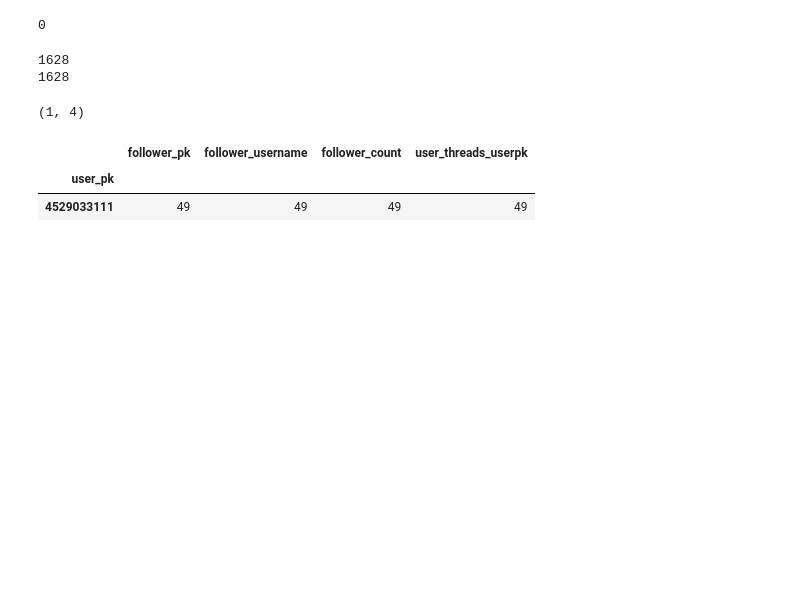
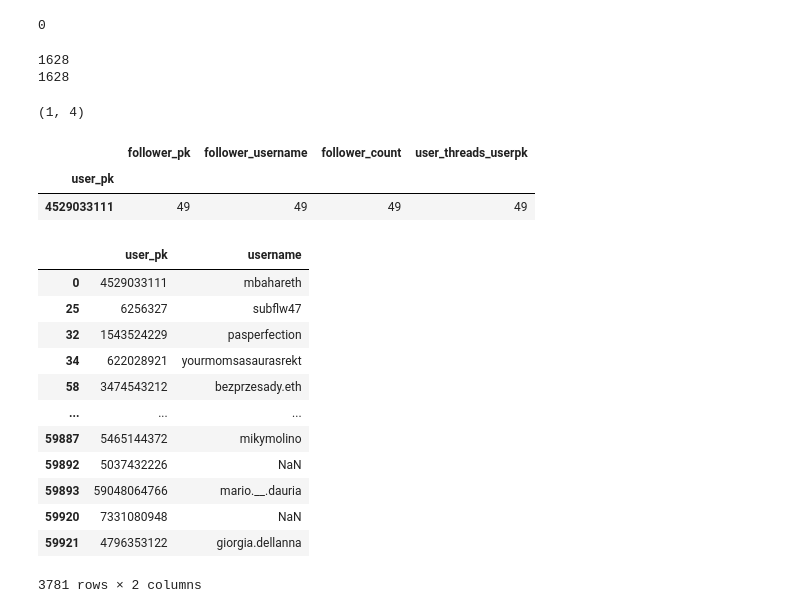
Before and after one commit to Alexis2628/progettoasnm, a Jupyter notebook: Code/data_extraction/ML/retrieve_data.ipynb, the cells around one changed output. Cells and saved outputs as stored; diff of their text form; code cells hidden in the pictures; blank space fills up the shorter version.

```diff
--- a/Code/data_extraction/ML/retrieve_data.ipynb
+++ b/Code/data_extraction/ML/retrieve_data.ipynb
@@ -263,0 +266,18 @@ df_count
+# %%
+pfd = pd.read_csv("post_data_machine_learning.csv")
+ma = pfd[["user_pk","username"]].drop_duplicates()
+ma
+# %% [output]
+|  | user_pk | username |
+| 0 | 4529033111 | mbahareth |
+| 25 | 6256327 | subflw47 |
+| 32 | 1543524229 | pasperfection |
+| 34 | 622028921 | yourmomsasaurasrekt |
+| 58 | 3474543212 | bezprzesady.eth |
+| ... | ... | ... |
+| 59887 | 5465144372 | mikymolino |
+| 59892 | 5037432226 | NaN |
+| 59893 | 59048064766 | mario.__.dauria |
+| 59920 | 7331080948 | NaN |
+| 59921 | 4796353122 | giorgia.dellanna |
+3781 rows × 2 columns
```
Also changed, not shown: parts of 3 cells of this notebook, 11 other files.
